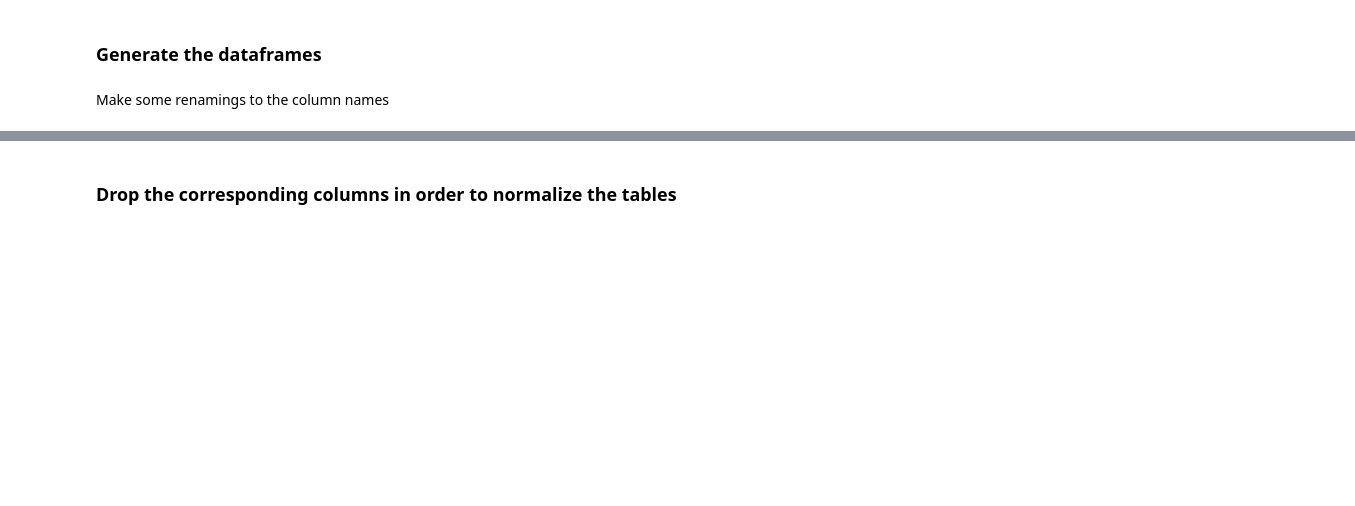
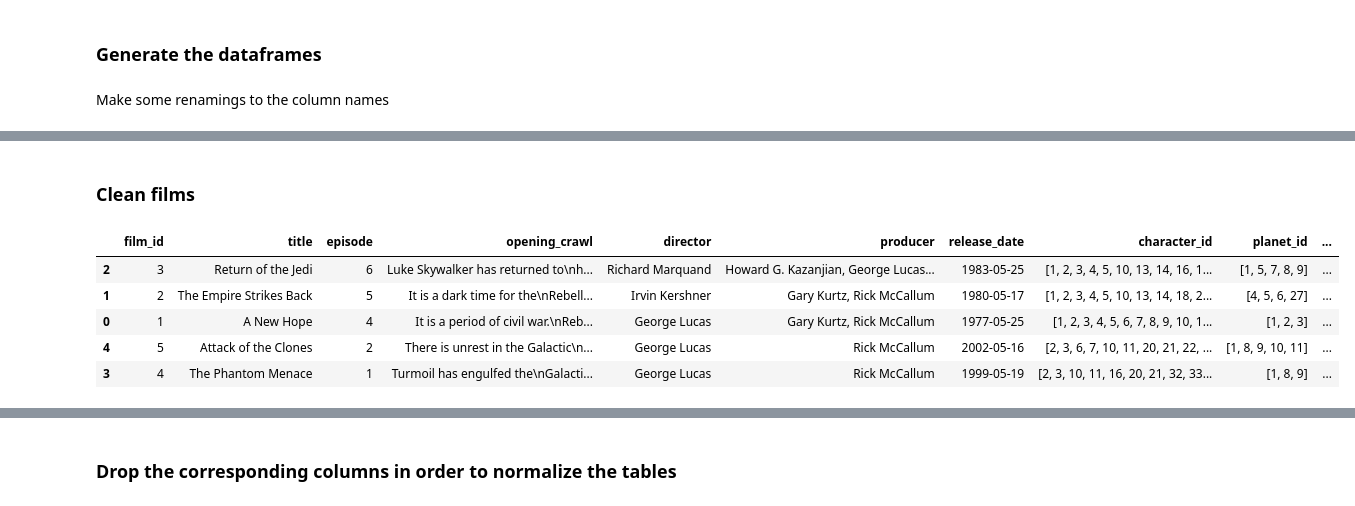
Before and after one commit to chusk2/starwars-api-sql, a Jupyter notebook: swapi scrap.ipynb, the cells around one changed output, grey strips where cells are left out. Drawn from its saved outputs; the diff is of its cells as text; code cells hidden in the pictures; blank space fills up the shorter version.

```diff
--- a/swapi scrap.ipynb
+++ b/swapi scrap.ipynb
@@ -216,0 +267,12 @@ for cat in categories:
+# %% [markdown]
+### Clean films
+# %%
+df = categories_dataframes['films']
+df.sample(5)
+# %% [output]
+|  | film_id | title | episode | opening_crawl | director | producer | release_date | character_id | planet_id | ... |
+| 2 | 3 | Return of the Jedi | 6 | Luke Skywalker has returned to\nh... | Richard Marquand | Howard G. Kazanjian, George Lucas... | 1983-05-25 | [1, 2, 3, 4, 5, 10, 13, 14, 16, 1... | [1, 5, 7, 8, 9] | ... |
+| 1 | 2 | The Empire Strikes Back | 5 | It is a dark time for the\nRebell... | Irvin Kershner | Gary Kurtz, Rick McCallum | 1980-05-17 | [1, 2, 3, 4, 5, 10, 13, 14, 18, 2... | [4, 5, 6, 27] | ... |
+| 0 | 1 | A New Hope | 4 | It is a period of civil war.\nReb... | George Lucas | Gary Kurtz, Rick McCallum | 1977-05-25 | [1, 2, 3, 4, 5, 6, 7, 8, 9, 10, 1... | [1, 2, 3] | ... |
+| 4 | 5 | Attack of the Clones | 2 | There is unrest in the Galactic\n... | George Lucas | Rick McCallum | 2002-05-16 | [2, 3, 6, 7, 10, 11, 20, 21, 22, ... | [1, 8, 9, 10, 11] | ... |
+| 3 | 4 | The Phantom Menace | 1 | Turmoil has engulfed the\nGalacti... | George Lucas | Rick McCallum | 1999-05-19 | [2, 3, 10, 11, 16, 20, 21, 32, 33... | [1, 8, 9] | ... |
```
Also changed, not shown: parts of 58 cells of this notebook, 1 other file.
